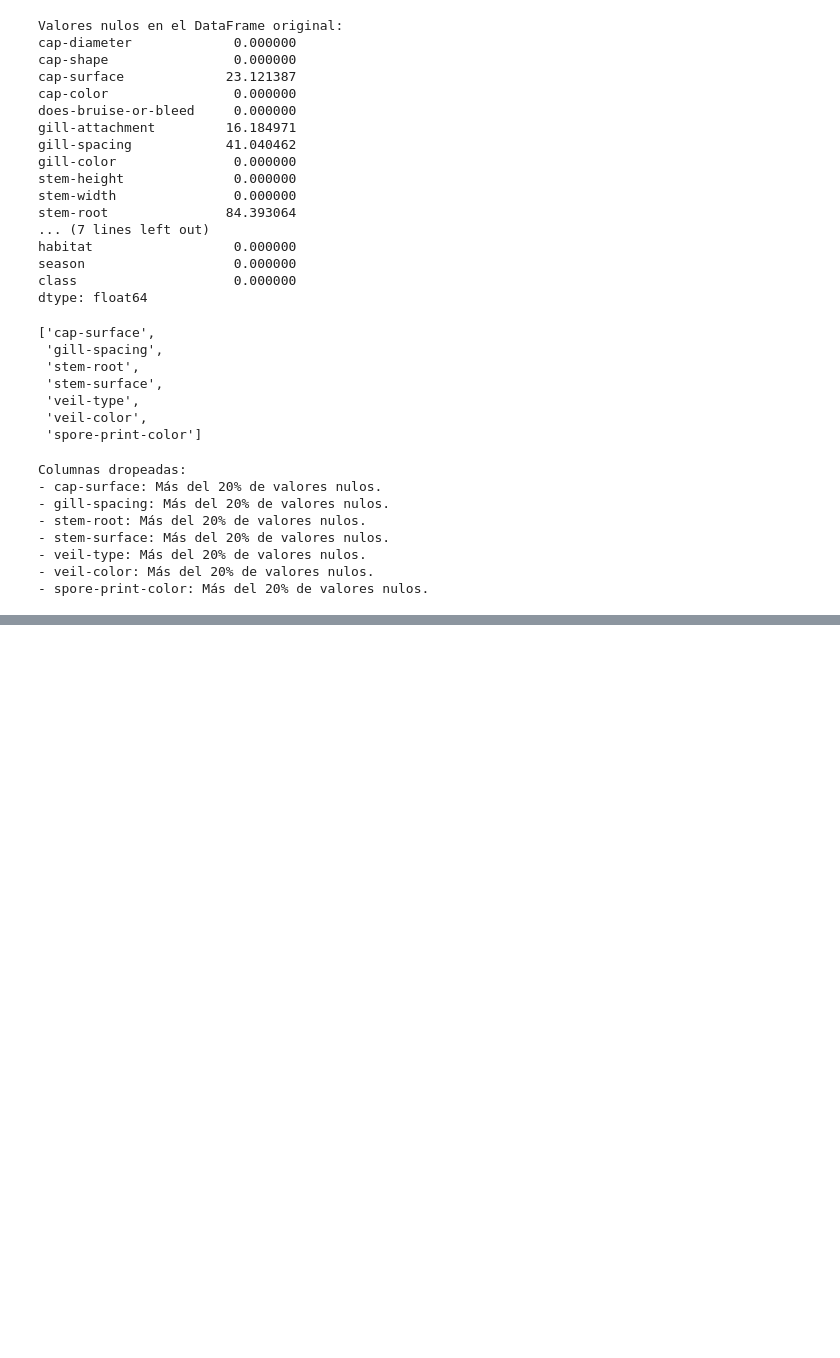
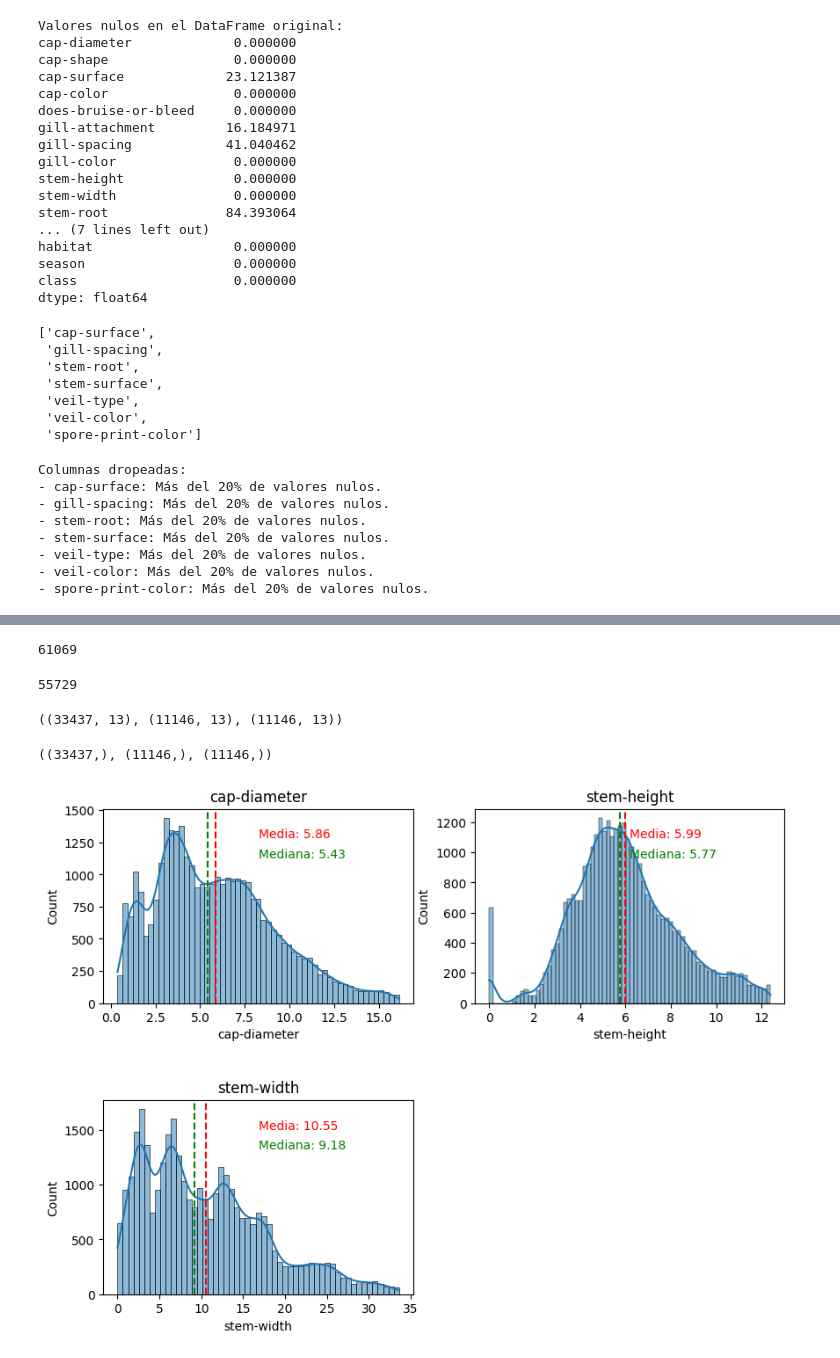
Before and after one commit to jorgechb/MLOps_Team14, a Jupyter notebook: proyecto_MLOps.ipynb, the cells around one changed output, grey strips where cells are left out. Cells and saved outputs as stored; diff of their text form; code cells hidden in the pictures; blank space fills up the shorter version.

```diff
--- a/proyecto_MLOps.ipynb
+++ b/proyecto_MLOps.ipynb
@@ -147,0 +292,61 @@ Columnas dropeadas:
+# %%
+len(data)
+# %% [output]
+61069
+# %%
+len(data_v2)
+# %% [output]
+55729
+# %%
+X = data_v2.drop('class', axis=1)
+y = data_v2['class']
+# %%
+# Particionamos en Train, Validation y Test en 60-20-20:
+Xtrain, Xtv, ytrain, ytv = train_test_split(X, y, train_size=0.6, shuffle=True, random_state=5, stratify=y)
+Xval, Xtest, yval, ytest = train_test_split(Xtv, ytv, test_size=0.5, shuffle=True, random_state=7, stratify=ytv)
+# %%
+Xtrain.shape, Xval.shape, Xtest.shape
+# %% [output]
+((33437, 13), (11146, 13), (11146, 13))
+# %%
+ytrain.shape, yval.shape, ytest.shape
+# %% [output]
+((33437,), (11146,), (11146,))
+# %%
+fila = 0
+columna = 0
+
+columnas = Xtrain.select_dtypes(include=np.number).columns
+
+fig, axs = plt.subplots(2, 2, figsize=(10, 8))
+
+plt.subplots_adjust(right=0.9, top=0.8, hspace=0.5)
+
+for columna_actual in columnas:
+
+    ax = axs[fila, columna]
+    sns.histplot(Xtrain[columna_actual], ax=ax, kde=True)
+    ax.set_title(columna_actual)
+
+
+    media = Xtrain[columna_actual].mean()
+    mediana = Xtrain[columna_actual].median()
+
+
+    ax.axvline(media, color='red', linestyle='--', label=f'Media: {media:.2f}')
+    ax.axvline(mediana, color='green', linestyle='--', label=f'Mediana: {mediana}')
+
+
+    ax.text(0.5, 0.85, f'Media: {media:.2f}', transform=ax.transAxes, color='red')
+    ax.text(0.5, 0.75, f'Mediana: {mediana}', transform=ax.transAxes, color='green')
+
+    columna += 1
+    if columna == 2:
+        fila += 1
+        columna = 0
+
+axs[fila, columna].axis('off')
+
+plt.show()
+# %% [output]
+[figure, added]
```
Also changed, not shown: parts of 32 cells of this notebook.
